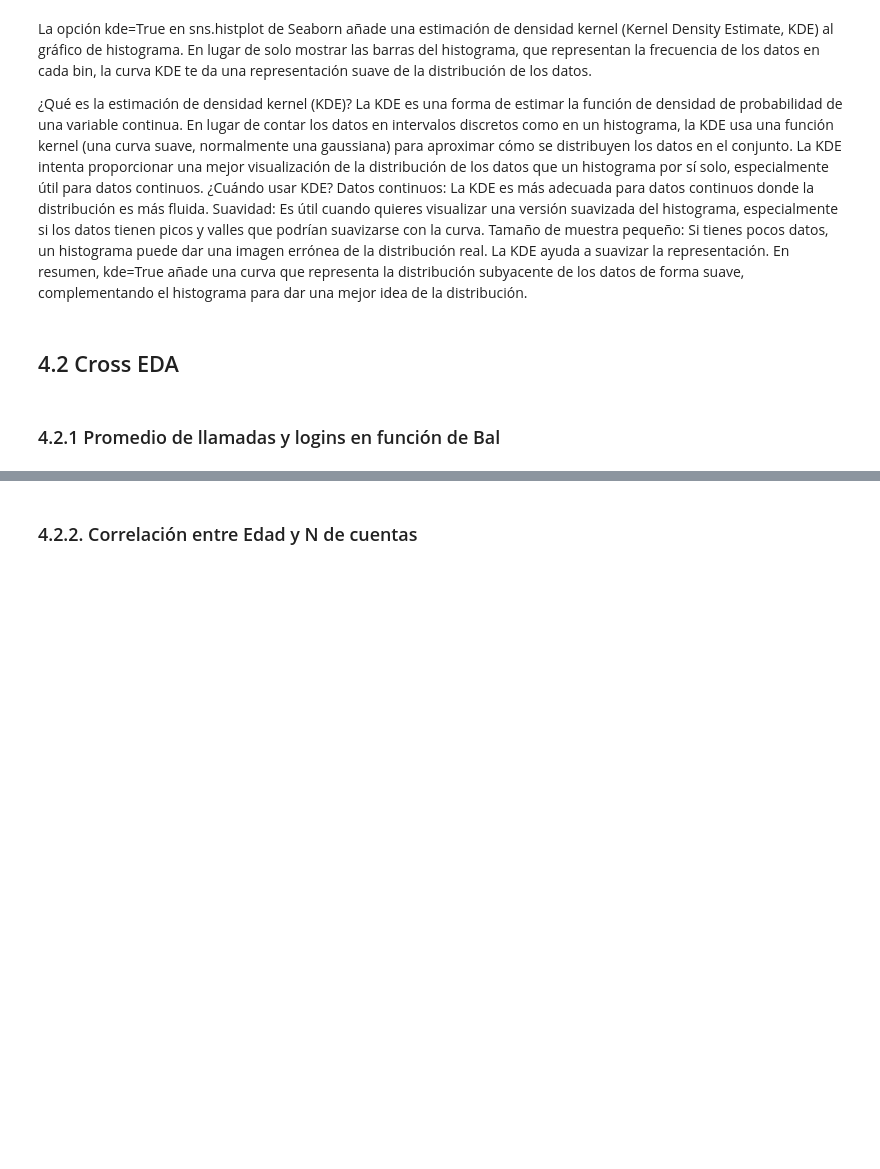
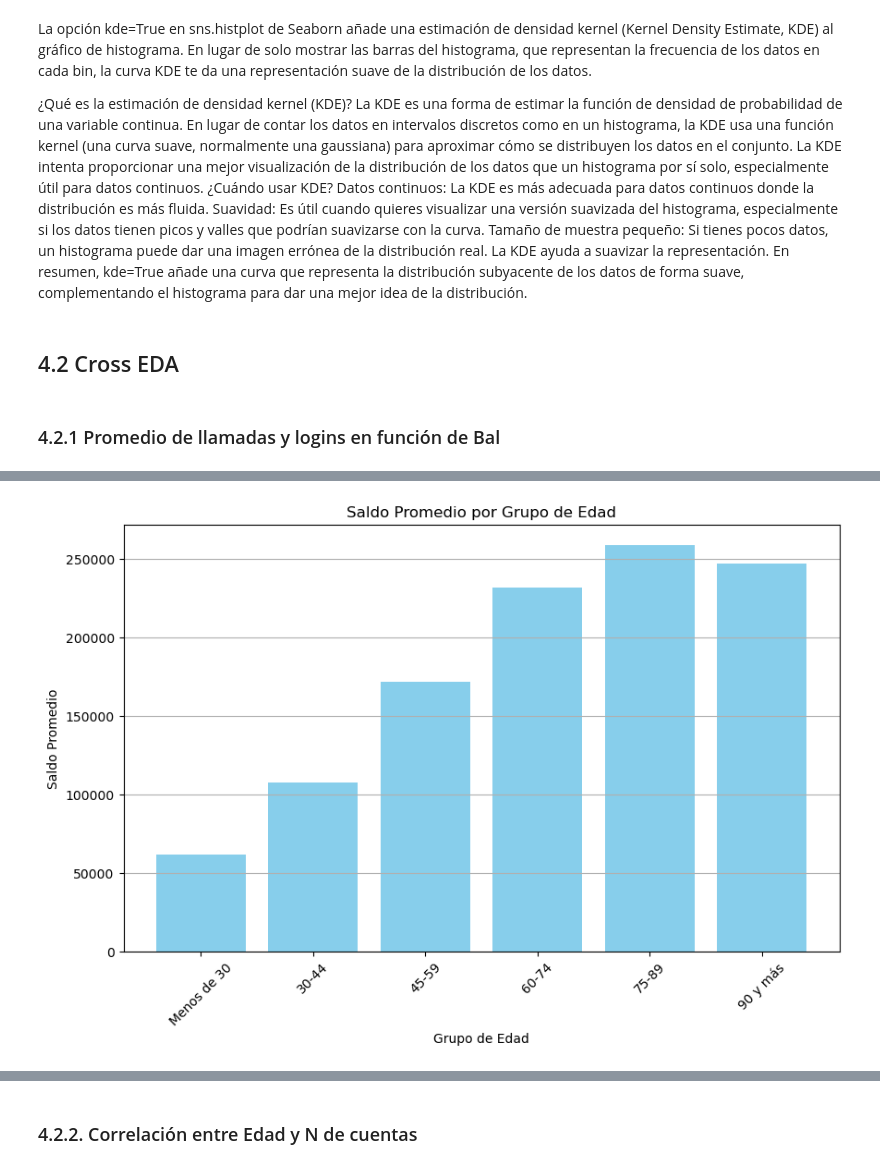
Before and after one commit to davidmoreno-gh/Vanguard-AB-Testing, a Jupyter notebook: notebooks/1. main.ipynb, the cells around one changed output, grey strips where cells are left out. Saved outputs shown, nothing was run; the diff lists cells and outputs as text; code cells hidden in the pictures; blank space fills up the shorter version.

```diff
--- a/notebooks/1. main.ipynb
+++ b/notebooks/1. main.ipynb
@@ -1043,23 +1068,23 @@ plt.show()
 # %%
-# Suponiendo que df_demo es tu DataFrame con las columnas 'clnt_age' y 'bal'
-
 # Paso 1: Crear grupos de edad
 age_bins = [0, 30, 45, 60, 75, 90, 100]
 age_labels = ['Menos de 30', '30-44', '45-59', '60-74', '75-89', '90 y más']
-df_demo['age_group'] = pd.cut(df_demo['clnt_age'], bins=age_bins, labels=age_labels)
+df_clean_users['age_group'] = pd.cut(df_clean_users['clnt_age'], bins=age_bins, labels=age_labels)
 
 # Paso 2: Calcular el saldo promedio por grupo de edad
-avg_balance_by_age_group = df_demo.groupby('age_group')['bal'].mean().reset_index()
+avg_balance_by_age_group = df_clean_users.groupby('age_group')['bal'].mean().reset_index()
 
 # Paso 3: Visualizar los resultados
 plt.figure(figsize=(10, 6))
 plt.bar(avg_balance_by_age_group['age_group'], avg_balance_by_age_group['bal'], color='skyblue')
 plt.title('Saldo Promedio por Grupo de Edad')
 plt.xlabel('Grupo de Edad')
 plt.ylabel('Saldo Promedio')
 plt.xticks(rotation=45)
 plt.grid(axis='y')
 
 # Mostrar el gráfico
 plt.show()
+# %% [output]
+[figure, added]
 # %%
```
Also changed, not shown: parts of 19 cells of this notebook, 4 other files.
